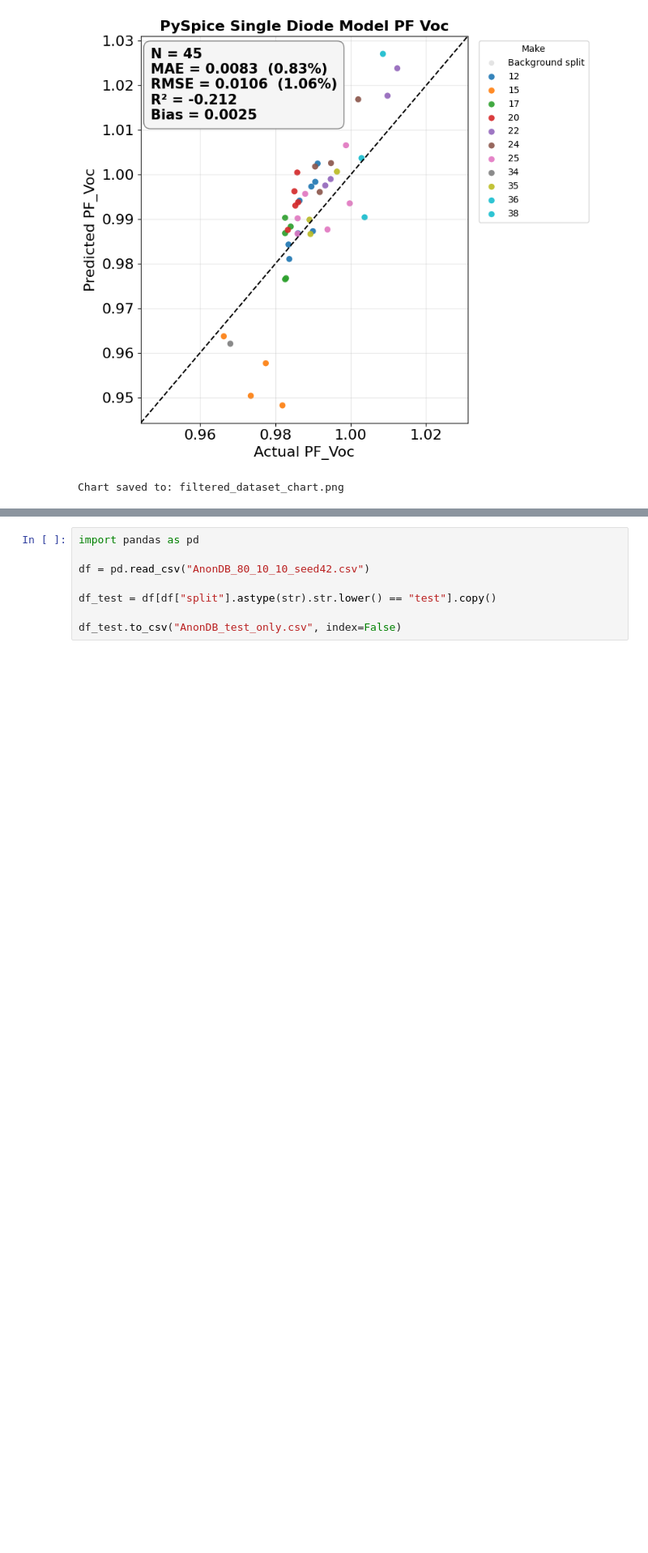
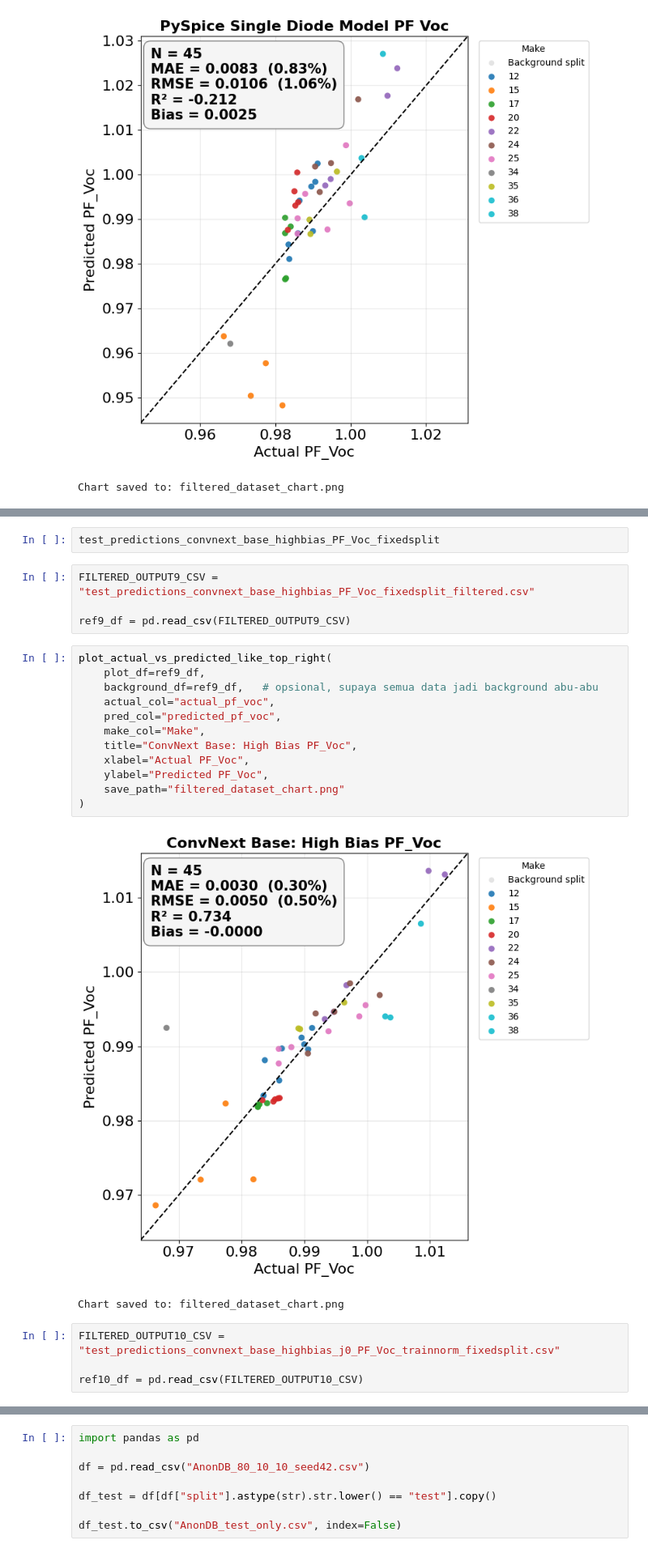
Before and after one commit to Kakozi/kodethesis, a Jupyter notebook: MerapikanChart.ipynb, the cells around one changed output, grey strips where cells are left out. Shown at 81% size. Saved outputs shown, nothing was run; the diff lists cells and outputs as text; blank space fills up the shorter version.

```diff
--- a/MerapikanChart.ipynb
+++ b/MerapikanChart.ipynb
@@ -443,0 +478,25 @@ Chart saved to: filtered_dataset_chart.png
+# %%
+test_predictions_convnext_base_highbias_PF_Voc_fixedsplit
+# %%
+FILTERED_OUTPUT9_CSV = "test_predictions_convnext_base_highbias_PF_Voc_fixedsplit_filtered.csv"
+
+ref9_df = pd.read_csv(FILTERED_OUTPUT9_CSV)
+# %%
+plot_actual_vs_predicted_like_top_right(
+    plot_df=ref9_df,
+    background_df=ref9_df,   # opsional, supaya semua data jadi background abu-abu
+    actual_col="actual_pf_voc",
+    pred_col="predicted_pf_voc",
+    make_col="Make",
+    title="ConvNext Base: High Bias PF_Voc",
+    xlabel="Actual PF_Voc",
+    ylabel="Predicted PF_Voc",
+    save_path="filtered_dataset_chart.png"
+)
+# %% [output]
+[figure, added]
+Chart saved to: filtered_dataset_chart.png
+# %%
+FILTERED_OUTPUT10_CSV = "test_predictions_convnext_base_highbias_j0_PF_Voc_trainnorm_fixedsplit.csv"
+
+ref10_df = pd.read_csv(FILTERED_OUTPUT10_CSV)
```
Also changed, not shown: parts of 10 cells of this notebook, 5 other files.
